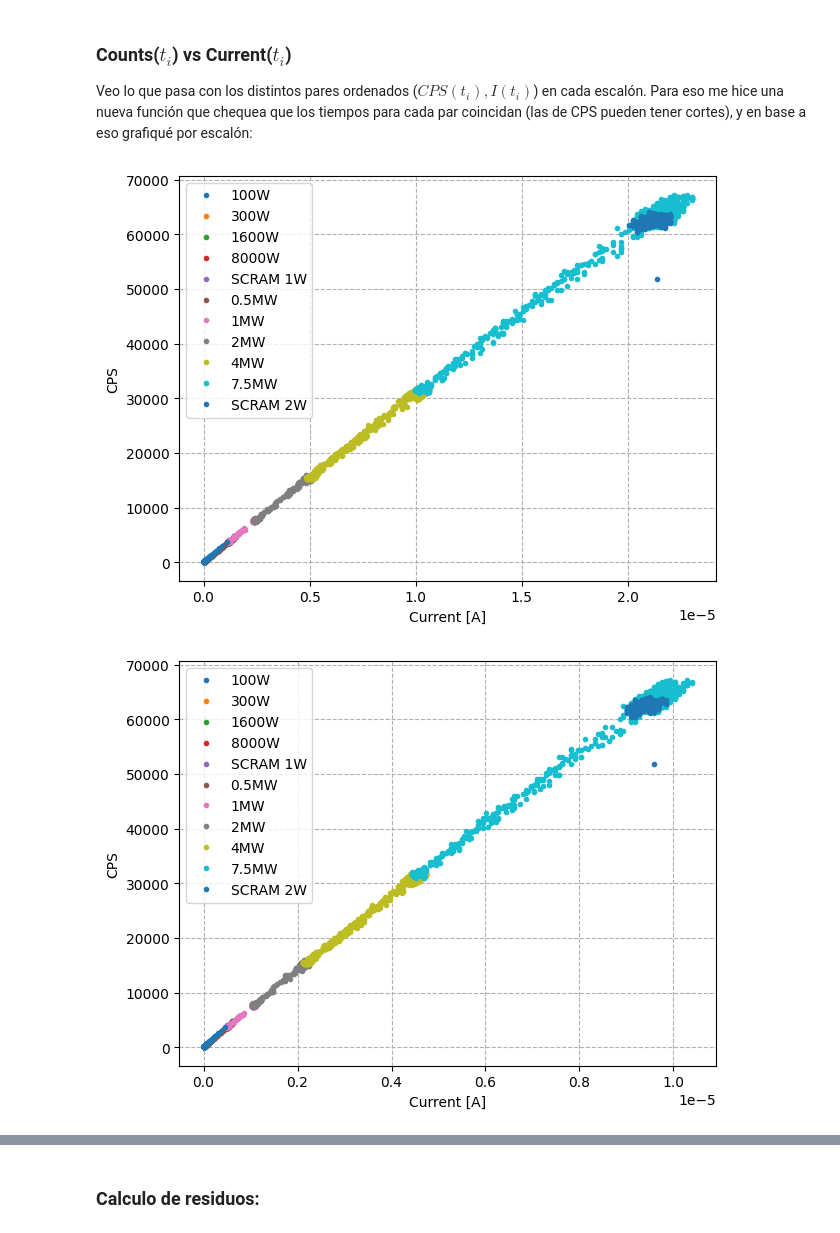
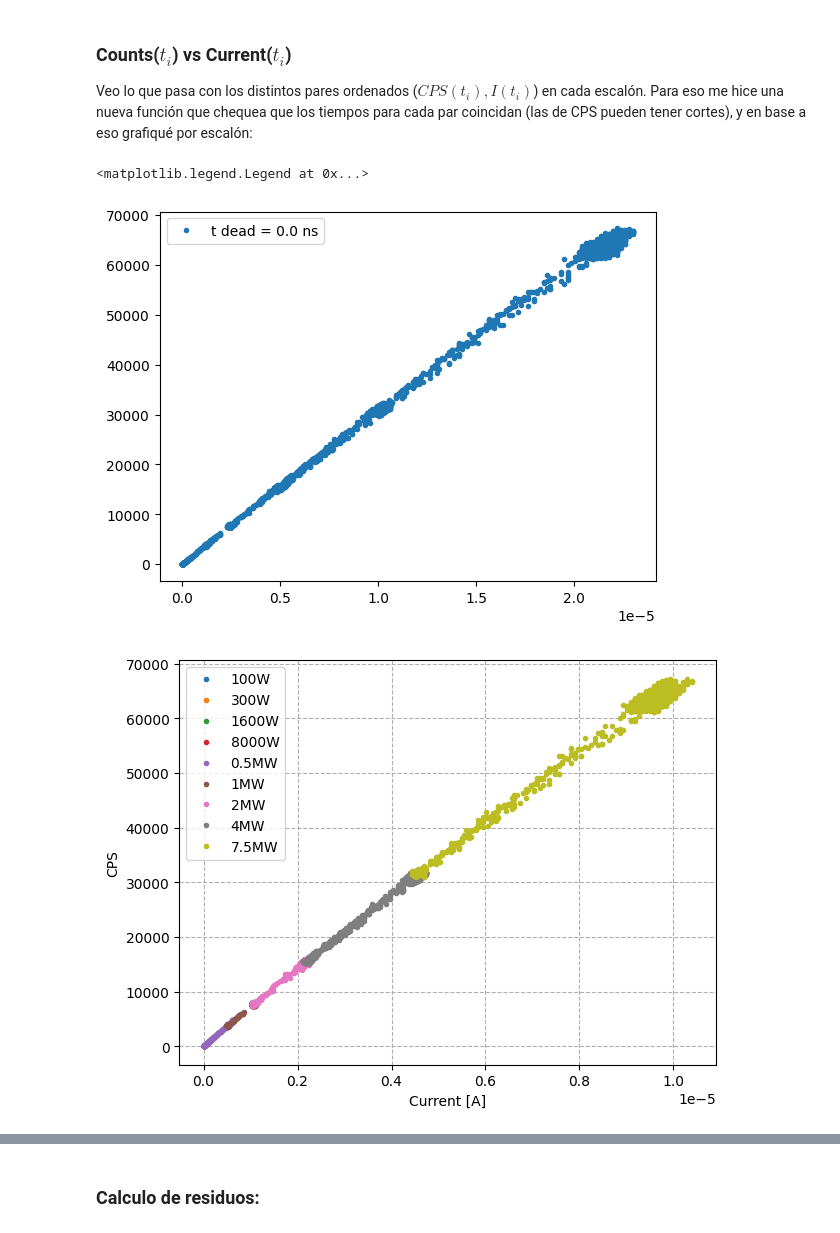
Before and after one commit to lexisantos/lintatpromptgamma, a Jupyter notebook: AnalisisLINT.ipynb, the cells around one changed output, grey strips where cells are left out. Drawn from its saved outputs; the diff is of its cells as text; code cells hidden in the pictures.

```diff
--- a/AnalisisLINT.ipynb
+++ b/AnalisisLINT.ipynb
@@ -184,31 +184,36 @@ Para eso me hice una nueva función que chequea que los tiempos para cada par co
 # %%
 ## veo los escalones con rampas anteriores, y los SCRAMs
 path_step = "/content/drive/MyDrive/Colab Notebooks/ProyectoLINTatPromptGamma/step_t_min_05Jul2024_conrampas.txt"
 Power_list = ['100', '300', '1600', '8000', 'SCRAM 1', '0.5M', '1M', '2M', '4M', '7.5M', 'SCRAM 2']
 
-pow_sel = []
-#
+pow_sel = ['100', '300', '1600', '8000', '0.5M', '1M', '2M', '4M', '7.5M']
+#['100', '300', '1600', '8000']
 
+tdead = 0
 
 #divido las señales de las Marchas
 t_SEAD_step, current_M2_step = datos_sead.per_step('M2', path_step, power_list = Power_list)
 _, current_M3_step = datos_sead.per_step('M3', path_step, power_list = Power_list)
 
 #las del LINT
 data_LINT = pylint.data_LINT(path_LINT_list =path_LINT_list, path_step = path_step, t_inicio=datos_sead.t_inicio, power_list= Power_list)
-data_LINT.apply_corr()
+data_LINT.corr_rep()
 
-figure_par, totalcounts_M2, totalcurrent_M2 = pylint.fig_LINT_MX_tuple(data_LINT.counts_norep, data_LINT.time_norep, current_M2_step, t_SEAD_step, power_sel = pow_sel)
-figure_par.show()
-
+data_LINT.corr_nonpar(tdead)
+figure_par, totalcounts_M2, totalcurrent_M2, t_M2LINT = pylint.fig_LINT_MX_tuple(data_LINT.counts_corr, data_LINT.time_norep, current_M2_step, t_SEAD_step, power_sel = pow_sel)
+pylint.plt.close()
+pylint.plt.figure(1)
+pylint.plt.plot(totalcurrent_M2, totalcounts_M2, '.', label='t dead = {} ns'.format(tdead*1e9))
+pylint.plt.legend()
 #mpld3.enable_notebook()
 # %% [output]
+<matplotlib.legend.Legend at 0x...>
-[figure, old version]
+[figure, new version]
 # %%
-figure_par, totalcounts_M3, totalcurrent_M3 = pylint.fig_LINT_MX_tuple(data_LINT.counts_norep, data_LINT.time_norep, current_M3_step, t_SEAD_step, power_sel = pow_sel)
+figure_par, totalcounts_M3, totalcurrent_M3, _ = pylint.fig_LINT_MX_tuple(data_LINT.counts_norep, data_LINT.time_norep, current_M3_step, t_SEAD_step, power_sel = pow_sel)
 figure_par.show()
 # %% [output]
-[figure, old version]
+[figure, new version]
 # %%
 #Criterios de selección
 i_cut_M2 = pylint.np.where(totalcurrent_M2<2.0e-5)[0][-1]
```
Also changed, not shown: parts of 8 cells of this notebook.
